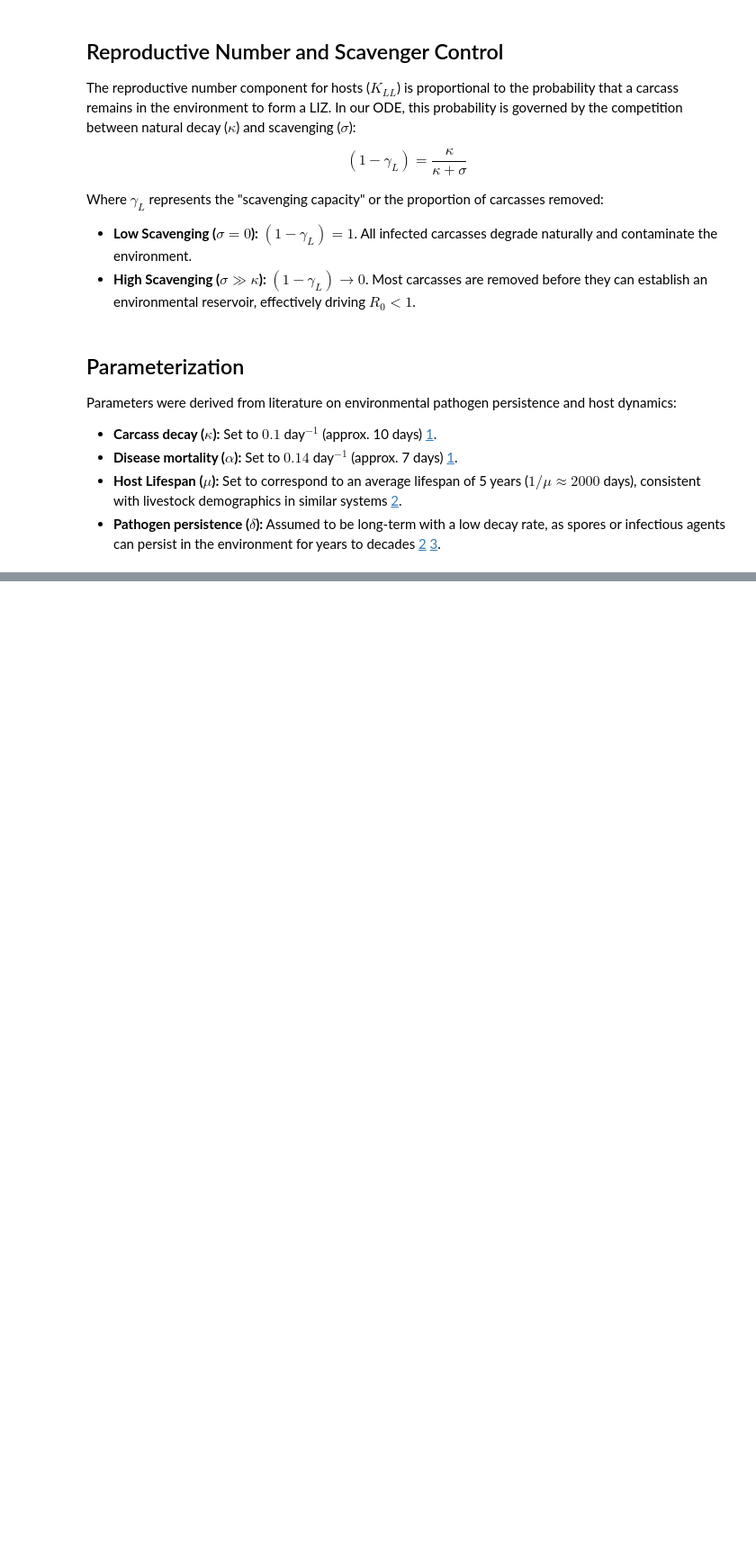
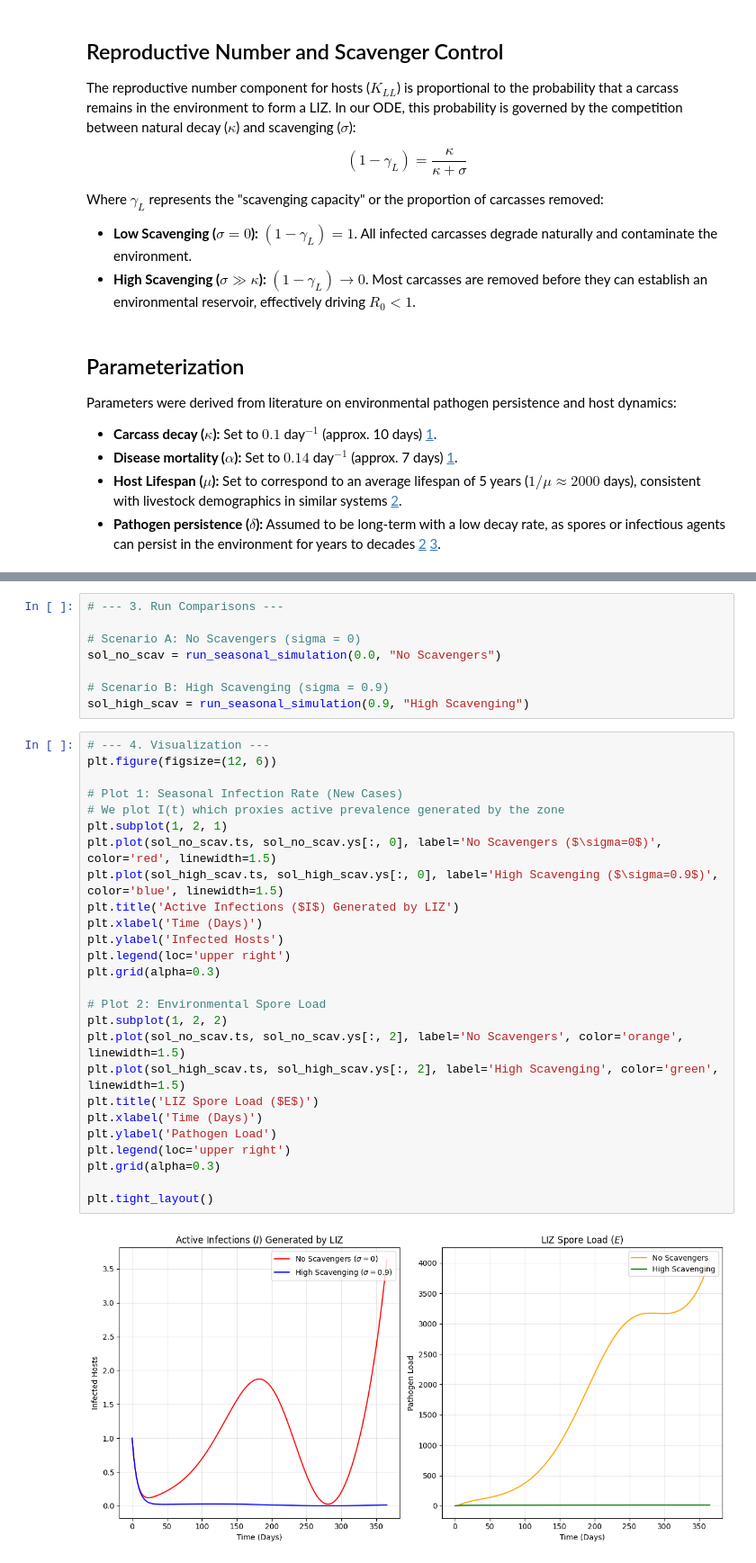
Before and after one commit to aflaxman/ai_assisted_research, a Jupyter notebook: minimal_anthrax_sim/notebooks/methods.ipynb, the cells around one changed output, grey strips where cells are left out. Shown at 90% size. Drawn from its saved outputs; the diff is of its cells as text; blank space fills up the shorter version.

Commit message:
mess around with the environmental exposure model a little

```diff
--- a/minimal_anthrax_sim/notebooks/methods.ipynb
+++ b/minimal_anthrax_sim/notebooks/methods.ipynb
@@ -39,0 +98,36 @@ Parameters were derived from literature on environmental pathogen persistence an
+# %%
+# --- 3. Run Comparisons ---
+
+# Scenario A: No Scavengers (sigma = 0)
+sol_no_scav = run_seasonal_simulation(0.0, "No Scavengers")
+
+# Scenario B: High Scavenging (sigma = 0.9)
+sol_high_scav = run_seasonal_simulation(0.9, "High Scavenging")
+# %%
+# --- 4. Visualization ---
+plt.figure(figsize=(12, 6))
+
+# Plot 1: Seasonal Infection Rate (New Cases)
+# We plot I(t) which proxies active prevalence generated by the zone
+plt.subplot(1, 2, 1)
+plt.plot(sol_no_scav.ts, sol_no_scav.ys[:, 0], label='No Scavengers ($\sigma=0$)', color='red', linewidth=1.5)
+plt.plot(sol_high_scav.ts, sol_high_scav.ys[:, 0], label='High Scavenging ($\sigma=0.9$)', color='blue', linewidth=1.5)
+plt.title('Active Infections ($I$) Generated by LIZ')
+plt.xlabel('Time (Days)')
+plt.ylabel('Infected Hosts')
+plt.legend(loc='upper right')
+plt.grid(alpha=0.3)
+
+# Plot 2: Environmental Spore Load
+plt.subplot(1, 2, 2)
+plt.plot(sol_no_scav.ts, sol_no_scav.ys[:, 2], label='No Scavengers', color='orange', linewidth=1.5)
+plt.plot(sol_high_scav.ts, sol_high_scav.ys[:, 2], label='High Scavenging', color='green', linewidth=1.5)
+plt.title('LIZ Spore Load ($E$)')
+plt.xlabel('Time (Days)')
+plt.ylabel('Pathogen Load')
+plt.legend(loc='upper right')
+plt.grid(alpha=0.3)
+
+plt.tight_layout()
+# %% [output]
+[figure, added]
```
Also changed, not shown: parts of 4 cells of this notebook.
